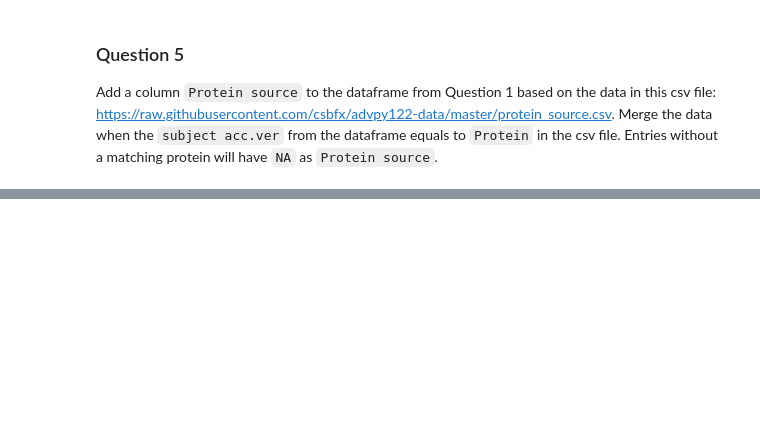
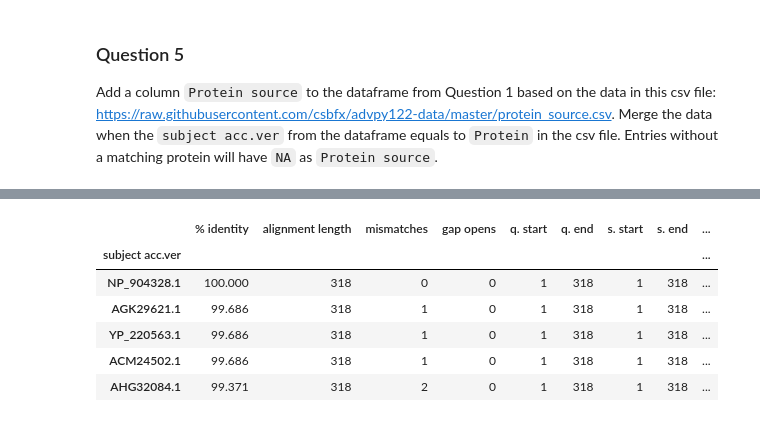
Before and after one commit to CS133-DataVisualization/cl-and-homework-aziamimoh, a Jupyter notebook: module4/M04_HW04_complicated.ipynb, the cells around one changed output, grey strips where cells are left out. Drawn from its saved outputs; the diff is of its cells as text; code cells hidden in the pictures; blank space fills up the shorter version.

```diff
--- a/module4/M04_HW04_complicated.ipynb
+++ b/module4/M04_HW04_complicated.ipynb
@@ -58,0 +93,29 @@ Add a column `Protein source` to the dataframe from Question 1 based on the data
+# %%
+protein_source = pd.read_csv("https://raw.githubusercontent.com/csbfx/advpy122-data/master/protein_source.csv")
+
+# Clean up df from previous failed attempts
+cols_to_clear = ['level_0', 'index', 'Protein source', 'Source', 'Protein']
+df = df.drop(columns=[c for c in cols_to_clear if c in df.columns])
+
+df_reset = df.reset_index()
+df_reset['subject acc.ver'] = df_reset['subject acc.ver'].astype(str)
+protein_source['Protein'] = protein_source['Protein'].astype(str)
+
+df_merged = df_reset.merge(protein_source, left_on='subject acc.ver', right_on='Protein', how='left')
+
+cols_to_drop = [c for c in ['Protein', 'Unnamed: 0'] if c in df_merged.columns]
+df_merged = df_merged.drop(columns=cols_to_drop)
+
+if 'Source' in df_merged.columns:
+    df_merged = df_merged.rename(columns={'Source': 'Protein source'})
+
+df = df_merged.set_index('subject acc.ver')
+df.head()
+# %% [output]
+|  | % identity | alignment length | mismatches | gap opens | q. start | q. end | s. start | s. end | ... |
+| subject acc.ver |  |  |  |  |  |  |  |  | ... |
+| NP_904328.1 | 100.000 | 318 | 0 | 0 | 1 | 318 | 1 | 318 | ... |
+| AGK29621.1 | 99.686 | 318 | 1 | 0 | 1 | 318 | 1 | 318 | ... |
+| YP_220563.1 | 99.686 | 318 | 1 | 0 | 1 | 318 | 1 | 318 | ... |
+| ACM24502.1 | 99.686 | 318 | 1 | 0 | 1 | 318 | 1 | 318 | ... |
+| AHG32084.1 | 99.371 | 318 | 2 | 0 | 1 | 318 | 1 | 318 | ... |
```
Also changed, not shown: parts of 9 cells of this notebook, 1 other file.
